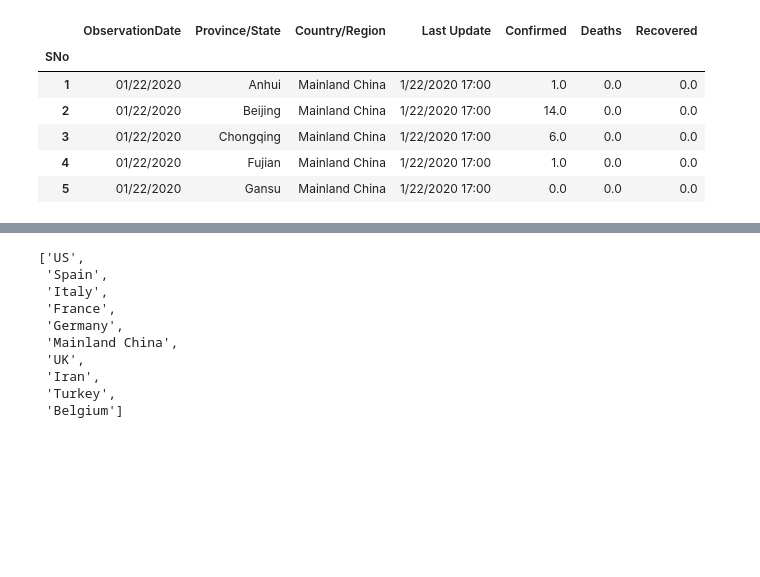
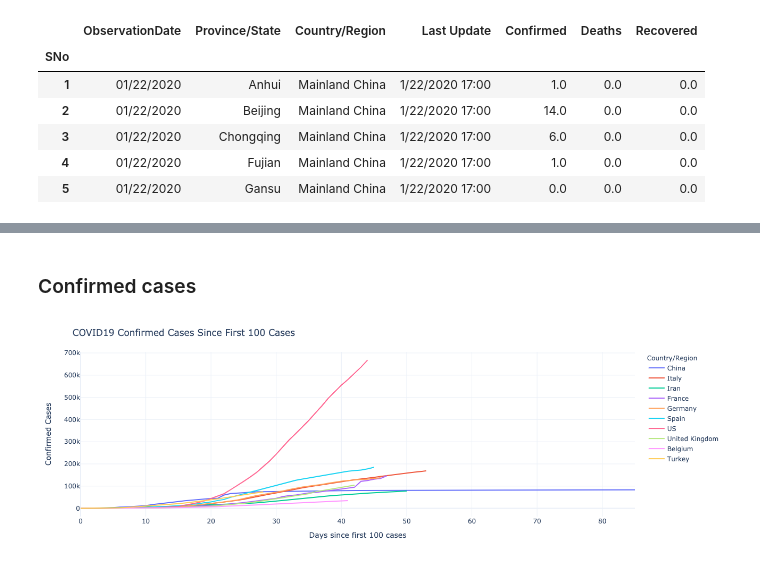
Before and after one commit to minggnim/datasays-covid, a Jupyter notebook: analysis-datasays.ipynb, the cells around one changed output, grey strips where cells are left out. Drawn from its saved outputs; the diff is of its cells as text; code cells hidden in the pictures; blank space fills up the shorter version.

```diff
--- a/analysis-datasays.ipynb
+++ b/analysis-datasays.ipynb
@@ -65,14 +64,28 @@ region_date = covid_data.groupby(['Country/Region','ObservationDate']).sum()[['C
-# %%
-top_10 = region_date[region_date.index.get_level_values('ObservationDate')=='2020-04-11'].nlargest(10, 'Confirmed').index.get_level_values('Country/Region').tolist()
-top_10
-# %% [output]
-['US',
- 'Spain',
- 'Italy',
- 'France',
- 'Germany',
- 'Mainland China',
- 'UK',
- 'Iran',
- 'Turkey',
- 'Belgium']
+# %% [markdown]
+### Confirmed cases
+# %%
+latest_data = pd.read_csv('novel-corona-virus-2019-dataset/time_series_covid_19_confirmed.csv')
+latest_data.drop(columns=['Lat', 'Long', 'Province/State'], inplace=True)
+country_data = latest_data.groupby('Country/Region').sum().reset_index()
+
+colnames = sorted(
+    set([match[0] for match in country_data.columns.str.findall(
+        r'.*/.*/.*').values if match != []])
+)
+region_date = pd.melt(country_data, id_vars='Country/Region', value_vars=colnames, var_name='Date', value_name='ConfirmedCases')
+# %%
+top_10 = region_date[region_date['Date']=='4/16/20'].nlargest(10, 'ConfirmedCases')['Country/Region'].tolist()
+top_10
+affected_country = region_date[region_date['Country/Region'].isin(top_10) & (region_date['ConfirmedCases']>=100)]
+affected_country.Date=pd.to_datetime(affected_country.Date, format='%m/%d/%y')
+affected_country=affected_country.sort_values(by='Date')
+# %%
+fig = px.line(affected_country, y='ConfirmedCases', color='Country/Region')
+
+fig.update_layout(title='COVID19 Confirmed Cases Since First 100 Cases',
+                  xaxis_title='Days since first 100 cases',
+                  yaxis_title='Confirmed Cases'
+                 )
+fig.show()
+# %% [output]
+[figure, added]
```
Also changed, not shown: parts of 11 cells of this notebook.
